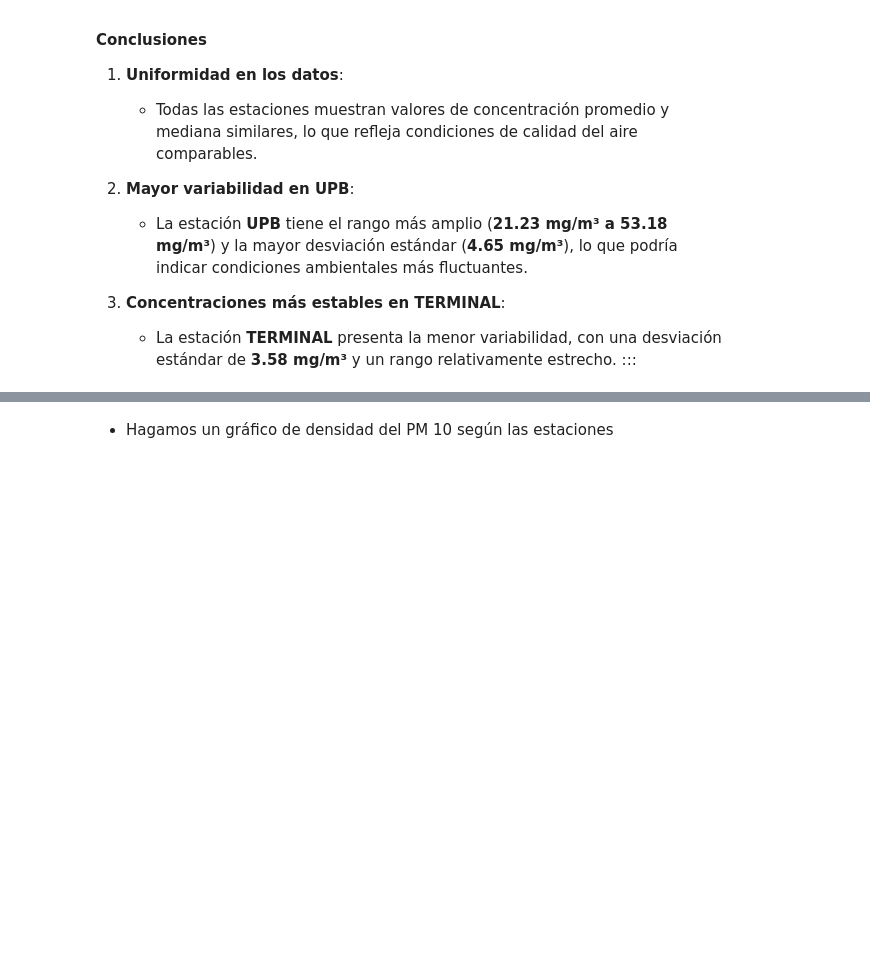
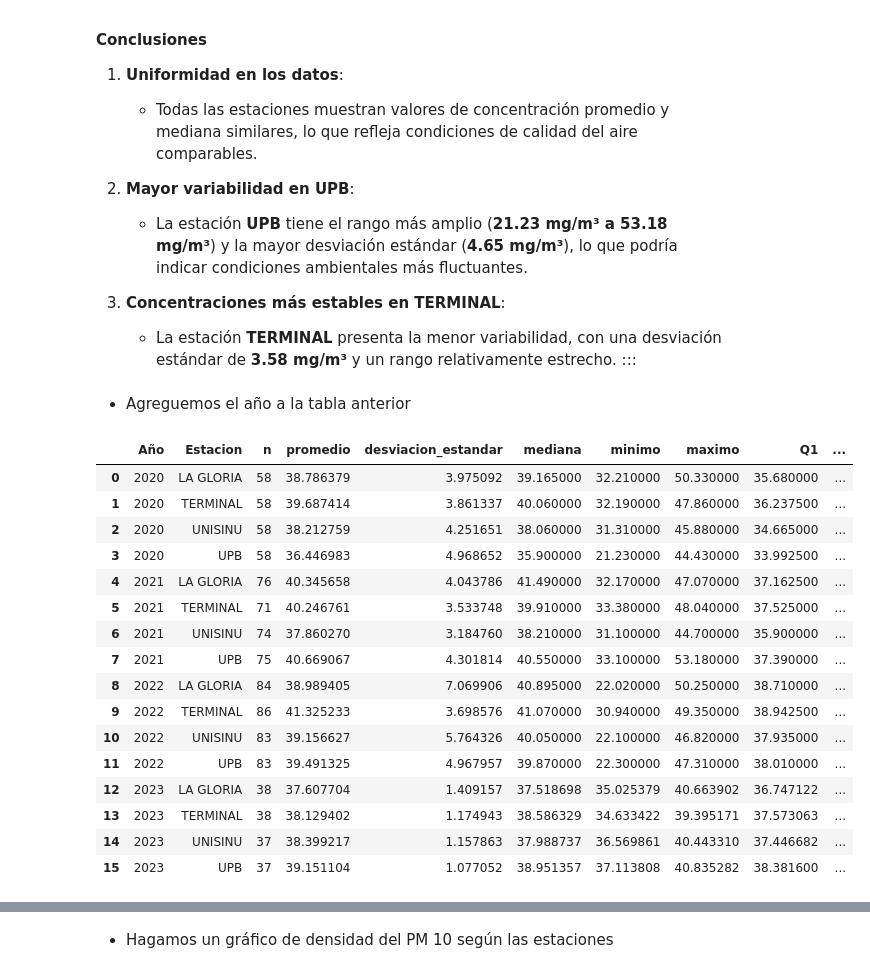
Before and after one commit to cdeoroaguado/jb_aet_pm10_25, a Jupyter notebook: _sources/1_etl.ipynb, the cells around one changed output, grey strips where cells are left out. Drawn from its saved outputs; the diff is of its cells as text; code cells hidden in the pictures; blank space fills up the shorter version.

```diff
--- a/_sources/1_etl.ipynb
+++ b/_sources/1_etl.ipynb
@@ -715,3 +715,46 @@ La tabla proporciona un análisis descriptivo de las concentraciones de PM 10 en
 3. **Concentraciones más estables en TERMINAL**:
    - La estación **TERMINAL** presenta la menor variabilidad, con una desviación estándar de **3.58 mg/m³** y un rango relativamente estrecho.
 :::
+# %% [markdown]
+* Agreguemos el año a la tabla anterior
+# %%
+# Crear una copia explícita del DataFrame original
+pm10_data = datos_recopilados[datos_recopilados['Parametro'] == 'PM 10'].copy()
+
+# Convertir la columna 'Fecha' a tipo datetime
+pm10_data['Fecha'] = pd.to_datetime(pm10_data['Fecha'])
+
+# Crear una nueva columna para el año
+pm10_data['Año'] = pm10_data['Fecha'].dt.year
+
+# Calcular las estadísticas agrupadas por año y estación
+pm10_summary = pm10_data.groupby(['Año', 'Estacion'])['Concentración_mg/m3'].agg(
+    n='count',
+    promedio='mean',
+    desviacion_estandar='std',
+    mediana='median',
+    minimo='min',
+    maximo='max',
+    Q1=lambda x: x.quantile(0.25),
+    Q3=lambda x: x.quantile(0.75)
+).reset_index()
+
+pm10_summary
+# %% [output]
+|  | Año | Estacion | n | promedio | desviacion_estandar | mediana | minimo | maximo | Q1 | ... |
+| 0 | 2020 | LA GLORIA | 58 | 38.786379 | 3.975092 | 39.165000 | 32.210000 | 50.330000 | 35.680000 | ... |
+| 1 | 2020 | TERMINAL | 58 | 39.687414 | 3.861337 | 40.060000 | 32.190000 | 47.860000 | 36.237500 | ... |
+| 2 | 2020 | UNISINU | 58 | 38.212759 | 4.251651 | 38.060000 | 31.310000 | 45.880000 | 34.665000 | ... |
+| 3 | 2020 | UPB | 58 | 36.446983 | 4.968652 | 35.900000 | 21.230000 | 44.430000 | 33.992500 | ... |
+| 4 | 2021 | LA GLORIA | 76 | 40.345658 | 4.043786 | 41.490000 | 32.170000 | 47.070000 | 37.162500 | ... |
+| 5 | 2021 | TERMINAL | 71 | 40.246761 | 3.533748 | 39.910000 | 33.380000 | 48.040000 | 37.525000 | ... |
+| 6 | 2021 | UNISINU | 74 | 37.860270 | 3.184760 | 38.210000 | 31.100000 | 44.700000 | 35.900000 | ... |
+| 7 | 2021 | UPB | 75 | 40.669067 | 4.301814 | 40.550000 | 33.100000 | 53.180000 | 37.390000 | ... |
+| 8 | 2022 | LA GLORIA | 84 | 38.989405 | 7.069906 | 40.895000 | 22.020000 | 50.250000 | 38.710000 | ... |
+| 9 | 2022 | TERMINAL | 86 | 41.325233 | 3.698576 | 41.070000 | 30.940000 | 49.350000 | 38.942500 | ... |
+| 10 | 2022 | UNISINU | 83 | 39.156627 | 5.764326 | 40.050000 | 22.100000 | 46.820000 | 37.935000 | ... |
+| 11 | 2022 | UPB | 83 | 39.491325 | 4.967957 | 39.870000 | 22.300000 | 47.310000 | 38.010000 | ... |
+| 12 | 2023 | LA GLORIA | 38 | 37.607704 | 1.409157 | 37.518698 | 35.025379 | 40.663902 | 36.747122 | ... |
+| 13 | 2023 | TERMINAL | 38 | 38.129402 | 1.174943 | 38.586329 | 34.633422 | 39.395171 | 37.573063 | ... |
+| 14 | 2023 | UNISINU | 37 | 38.399217 | 1.157863 | 37.988737 | 36.569861 | 40.443310 | 37.446682 | ... |
+| 15 | 2023 | UPB | 37 | 39.151104 | 1.077052 | 38.951357 | 37.113808 | 40.835282 | 38.381600 | ... |
```
Also changed, not shown: parts of 4 cells of this notebook, 2 other files.
